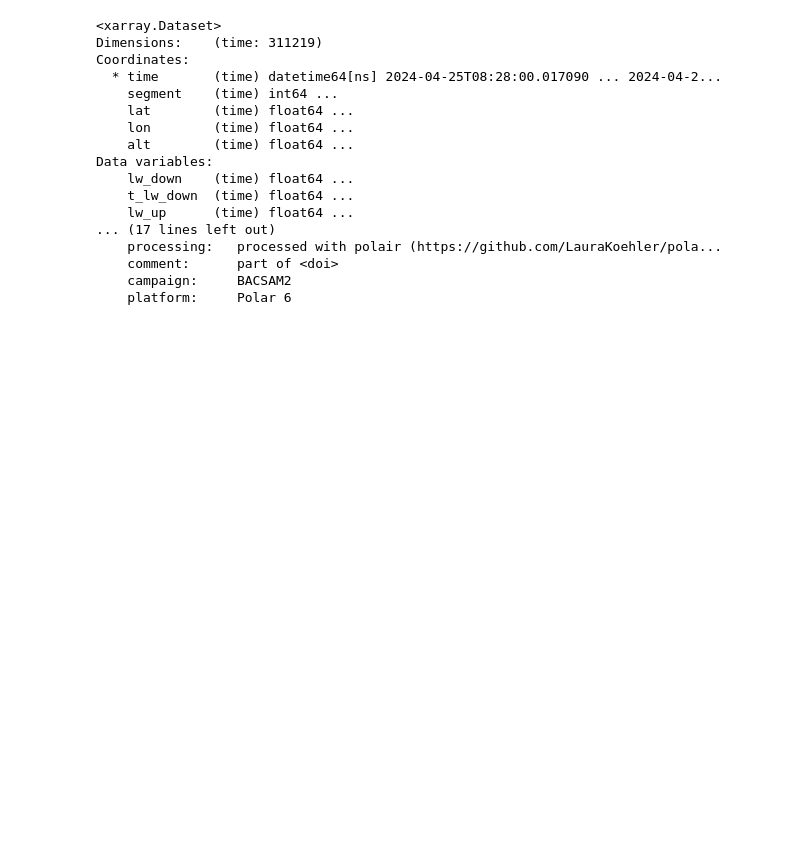
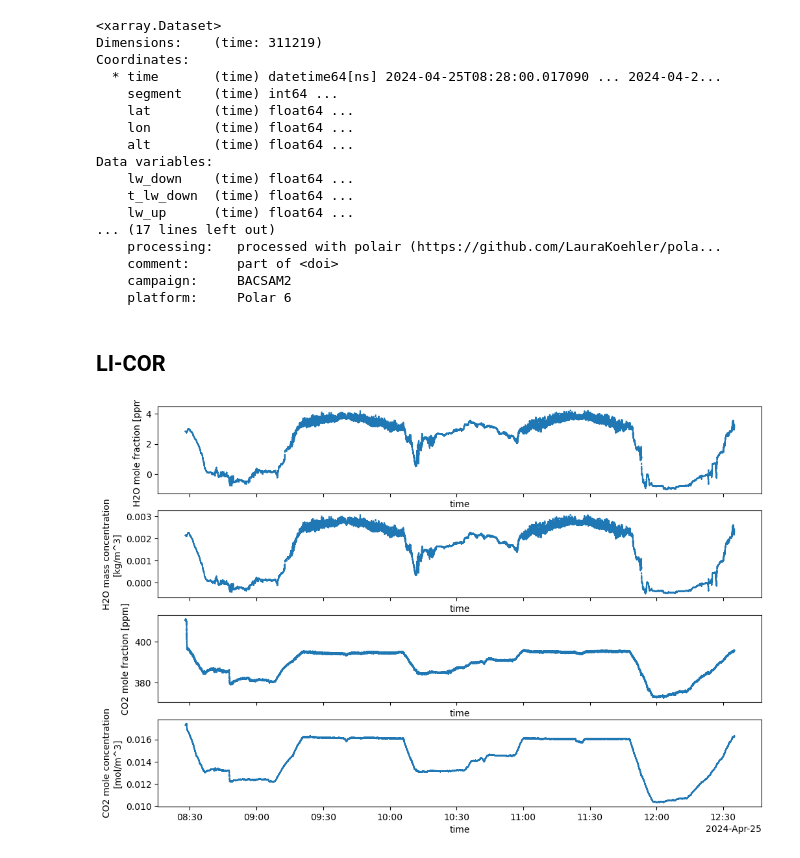
Before and after one commit to LauraKoehler/bacsam2_processing, a Jupyter notebook: notebooks/Manual_processing_steps_bacsam2.ipynb, the cells around one changed output. Drawn from its saved outputs; the diff is of its cells as text; code cells hidden in the pictures; blank space fills up the shorter version.

```diff
--- a/notebooks/Manual_processing_steps_bacsam2.ipynb
+++ b/notebooks/Manual_processing_steps_bacsam2.ipynb
@@ -365,7 +365,7 @@ date_dict = {1: "20240407", 2: "20240410", 3: "20240411", 40: "20240413", 41: "2
 
 result_sum = 0
 for flight in [1, 2, 3, 40, 41, 42, 5, 6, 7, 8, 9, 10, 11]:
-    date = date_dict[flight]
+    flight_date = date_dict[flight]
     fn = outdir_raw+"/"+campaign+"_"+flight_date+f"_RF{flight:02}_calibrated_raw_data.nc"
     data = xr.open_dataset(fn)
     start = np.datetime64(config["flights"][flight]["start"])
@@ -498,3 +498,16 @@ plt.show()
 np.mean(m)
 # %% [output]
 0.1565040218051188
+# %%
+roll_mean = 0
+for flight in list(config["flights"].keys()):
+
+    flight_date = str(config["flights"][flight]["date"]).replace("-","")
+    fn_in = outdir_raw+"/"+campaign+"_"+flight_date+f"_RF{flight:02}_calibrated_raw_data.nc"
+    data = xr.open_dataset(fn_in)
+    fn_out = outdir_nb+"/"+campaign+"_"+flight_date+f"_RF{flight:02}_noseboom_100Hz.nc"
+    data_proc = xr.open_dataset(fn_out)
+    roll_mean = roll_mean + data_proc["roll"].mean()
+    print(f"flight {flight}: {data_proc["roll"].mean().values}")
+
+roll_mean = roll_mean/len(list(config["flights"].keys()))
@@ -1817,3 +1847,16 @@ Data variables:
     comment:      part of <doi>
     campaign:     BACSAM2
     platform:     Polar 6
+# %% [markdown]
+## LI-COR
+# %%
+ds = xr.open_dataset("/Users/lakoeh001/AWI/Campaigns/20240403BACSAMII/Daten/Prozessierung/licor/BACSAM2_20240425_RF09_licor.nc")
+#ds = xr.open_dataset("/Users/lakoeh001/AWI/Campaigns/20240403BACSAMII/Daten/Prozessierung/licor_tbird/BACSAM2_20240425_RF09_licor_tbird.nc")
+# %%
+#LI-COR
+fig, axs = plt.subplots(4,1,figsize=(12,8),sharex=True)
+
+for v, ax in zip(list(ds.keys()), fig.get_axes()):
+    ds[v].plot(ax = ax)
+# %% [output]
+[figure, added]
```
Also changed, not shown: parts of 3 cells of this notebook, 4 other files.
